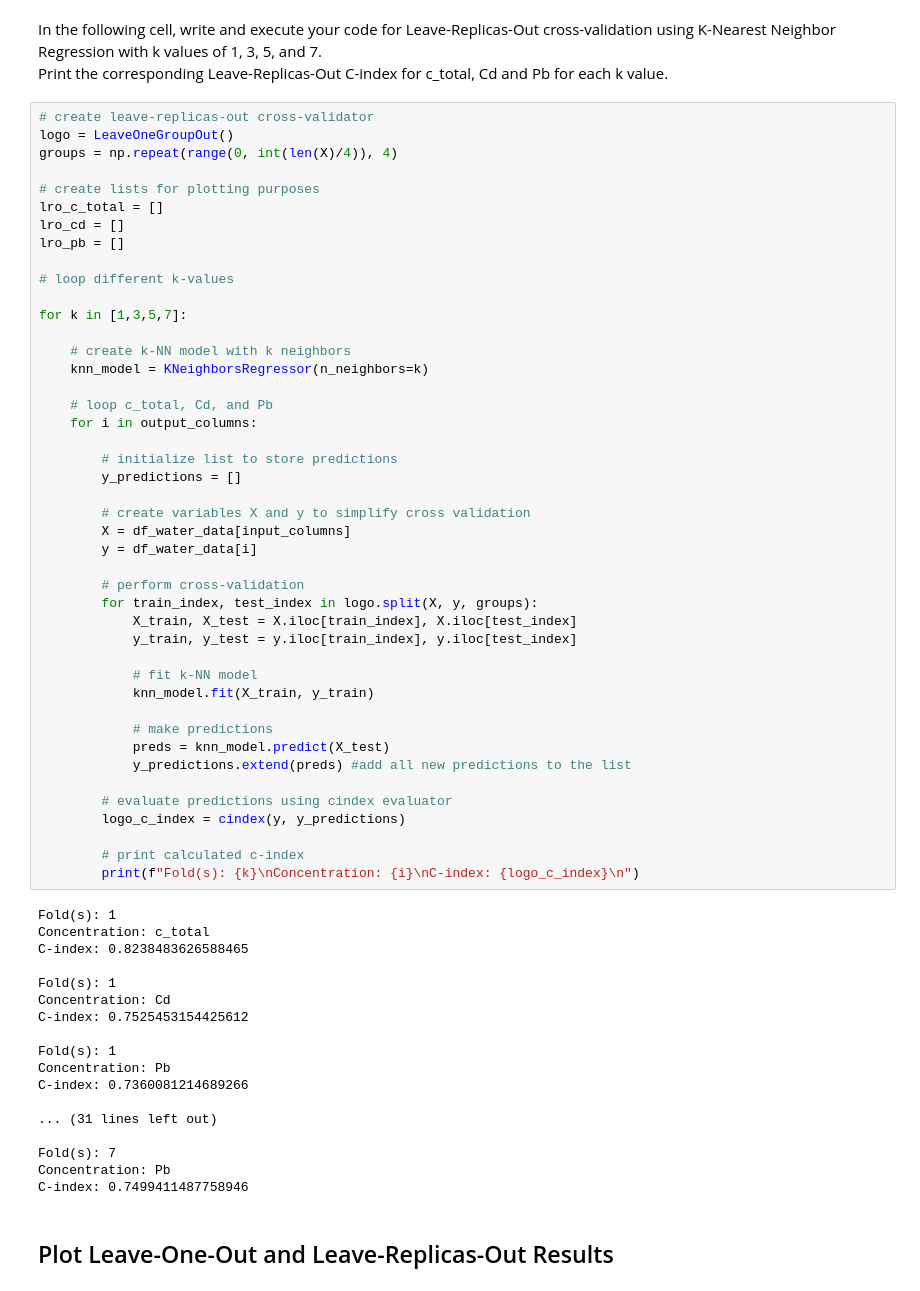
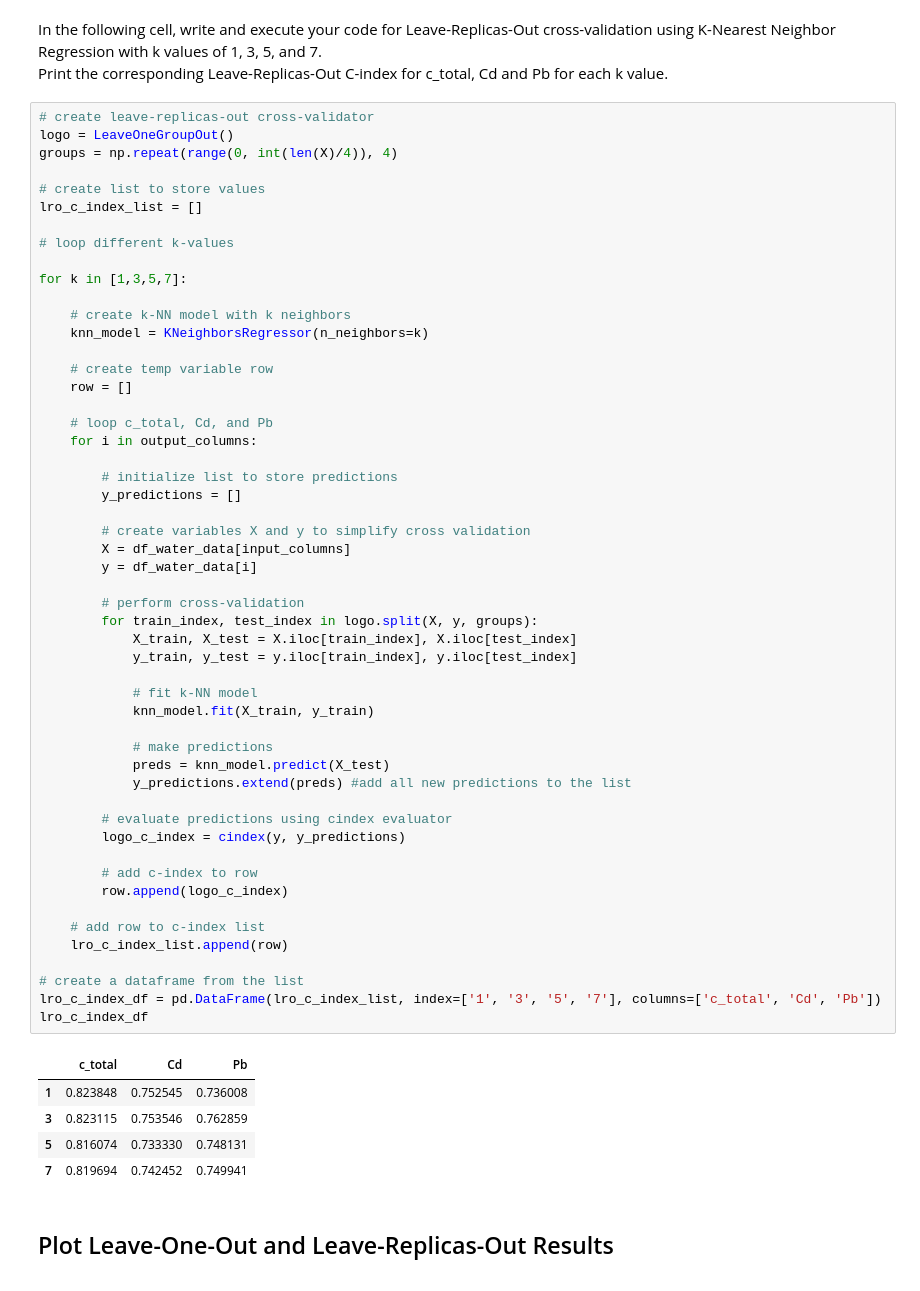
Before and after one commit to konstanyman/EMLM_E2, a Jupyter notebook: EMLM_Exercise2_template (1).ipynb, the cells around one changed output. Saved outputs shown, nothing was run; the diff lists cells and outputs as text.

```diff
--- a/EMLM_Exercise2_template (1).ipynb
+++ b/EMLM_Exercise2_template (1).ipynb
@@ -179,10 +176,8 @@ Print the corresponding Leave-Replicas-Out C-index for c_total, Cd and Pb for ea
 logo = LeaveOneGroupOut()
 groups = np.repeat(range(0, int(len(X)/4)), 4)
 
-# create lists for plotting purposes
-lro_c_total = []
-lro_cd = []
-lro_pb = []
+# create list to store values
+lro_c_index_list = []
 
 # loop different k-values
 
@@ -190,52 +185,50 @@ for k in [1,3,5,7]:
 
     # create k-NN model with k neighbors
     knn_model = KNeighborsRegressor(n_neighbors=k)
+
+    # create temp variable row
+    row = []
 
     # loop c_total, Cd, and Pb
     for i in output_columns:
 
         # initialize list to store predictions
         y_predictions = []
 
         # create variables X and y to simplify cross validation
         X = df_water_data[input_columns]
         y = df_water_data[i]
 
         # perform cross-validation
         for train_index, test_index in logo.split(X, y, groups):
             X_train, X_test = X.iloc[train_index], X.iloc[test_index]
             y_train, y_test = y.iloc[train_index], y.iloc[test_index]
 
             # fit k-NN model
             knn_model.fit(X_train, y_train)
 
             # make predictions
             preds = knn_model.predict(X_test)
             y_predictions.extend(preds) #add all new predictions to the list
 
         # evaluate predictions using cindex evaluator
         logo_c_index = cindex(y, y_predictions)
 
-        # print calculated c-index
-        print(f"Fold(s): {k}\nConcentration: {i}\nC-index: {logo_c_index}\n")
+        # add c-index to row
+        row.append(logo_c_index)
+
+    # add row to c-index list
+    lro_c_index_list.append(row)
+
+# create a dataframe from the list
+lro_c_index_df = pd.DataFrame(lro_c_index_list, index=['1', '3', '5', '7'], columns=['c_total', 'Cd', 'Pb'])
+lro_c_index_df
 # %% [output]
-Fold(s): 1
-Concentration: c_total
-C-index: 0.8238483626588465
-
-Fold(s): 1
-Concentration: Cd
-C-index: 0.7525453154425612
-
-Fold(s): 1
-Concentration: Pb
-C-index: 0.7360081214689266
-
-... (31 lines left out)
-
-Fold(s): 7
-Concentration: Pb
-C-index: 0.7499411487758946
+|  | c_total | Cd | Pb |
+| 1 | 0.823848 | 0.752545 | 0.736008 |
+| 3 | 0.823115 | 0.753546 | 0.762859 |
+| 5 | 0.816074 | 0.733330 | 0.748131 |
+| 7 | 0.819694 | 0.742452 | 0.749941 |
 # %% [markdown]
 ## Plot Leave-One-Out and Leave-Replicas-Out Results
 # %% [markdown]
```
Also changed, not shown: parts of 4 cells of this notebook, 1 other file.
